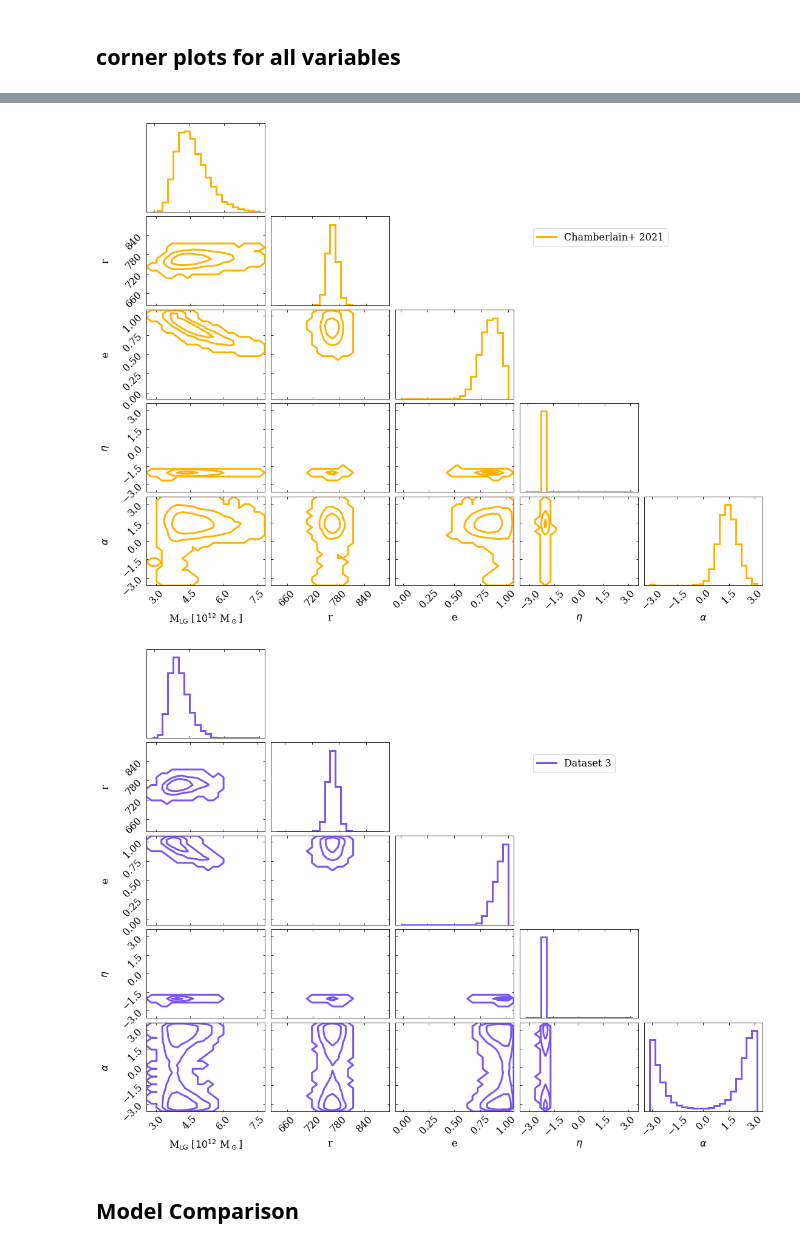
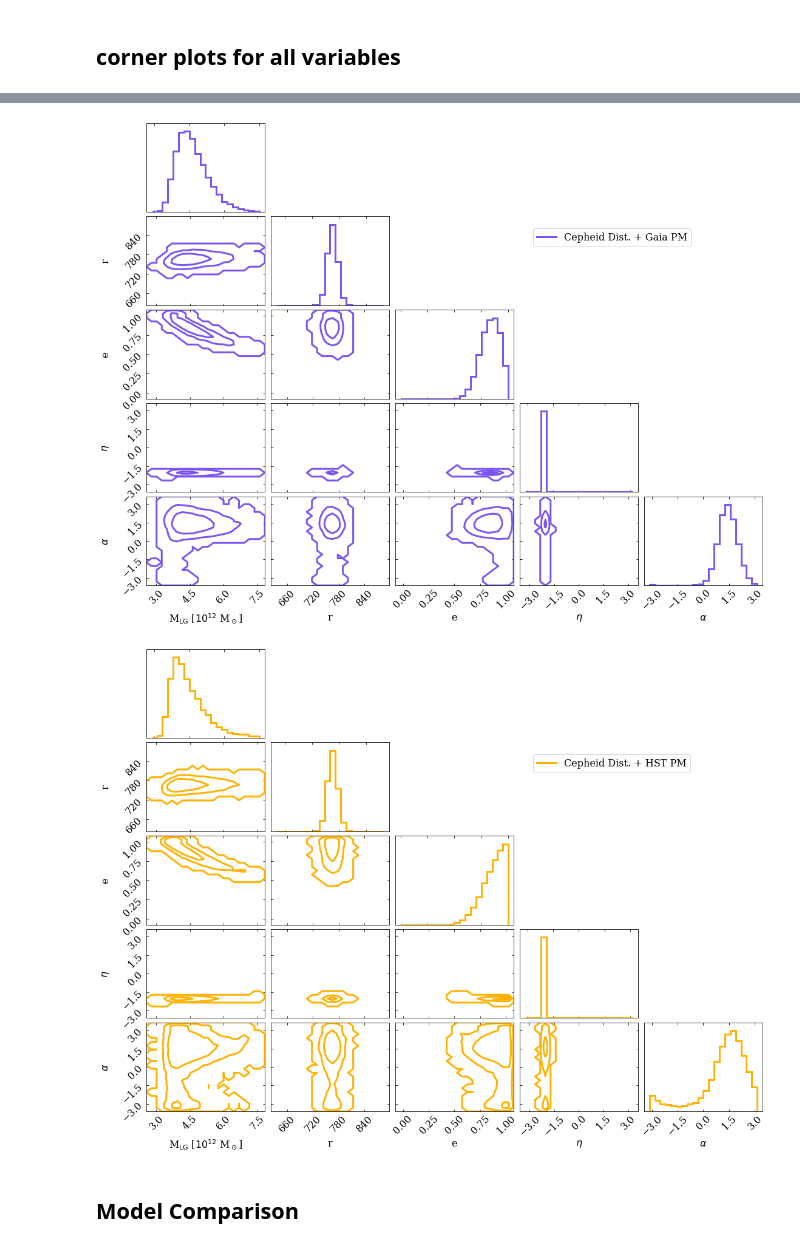
Before and after one commit to katiechambe/yellowCard, a Jupyter notebook: notebooks/pymc3-analyze-runs.ipynb, the cells around one changed output, grey strips where cells are left out. Cells and saved outputs as stored; diff of their text form; code cells hidden in the pictures.

```diff
--- a/notebooks/pymc3-analyze-runs.ipynb
+++ b/notebooks/pymc3-analyze-runs.ipynb
@@ -24,11 +24,15 @@ from yellowcard.model_pymc3 import TimingArgumentModelPymc3
 # %%
 plt.rcParams.update({"text.usetex":False,"font.size":16})
 
-palette = {"Dark":"#044751","Hydro": "#B6DAFF",
-           "All Pairs":"#668AFF", "Major Pairs": "#7B55F3",
-           "Minor Pairs":'#FFB201',"Minor Plus Pairs":"#FF6300",
-           "Extra":"#DE2280","Stellar":"#0A68DD",
-           "Halo":"#4B0094","Max Halo":"#FF6BB7"}
+palette = {"fid": "#7B55F3",
+           "vdmmod":'#FFB201',
+           "vdm":"#DE2280"}
+
+labels = {"vdm":r"vdMG08 Dist. + HST PM",
+          "vdmmod":r"Cepheid Dist. + HST PM",
+          "fid":r"Cepheid Dist. + Gaia PM"}
+
+modelChoices = ["vdm2012","fiducial2021","Dataset3"]
 # %%
 usys = UnitSystem(1e12*u.Msun, u.kpc, u.Gyr, u.radian)
 # %% [markdown]
@@ -97,0 +102,7 @@ ___
+# %%
+model = ["vdm2012","fiducial2021","Dataset3"]
+label = ["vdMG08 Dist. + HST PM","Cepheid Dist. + Gaia PM","Cepheid Dist. + HST PM"]
+for i in range(3):
+    data = az.from_json(f"../pymc3-data/{model[i]}_vtravel_32.json")
+    m_lg_values = np.asarray(data.posterior['M']).ravel()
+    print(f"{label[i]}: ",np.percentile(m_lg_values, [16, 50, 84]))
@@ -97,0 +113,7 @@ ___
+# %%
+model = ["vdm2012","fiducial2021","Dataset3"]
+label = ["vdMG08 Dist. + HST PM","Cepheid Dist. + Gaia PM","Cepheid Dist. + HST PM"]
+for i in range(3):
+    data = az.from_json(f"../pymc3-data/{model[i]}_vtravel_32.json")
+    m_lg_values = np.asarray(data.posterior['M']).ravel()
+    print(f"{label[i]}: ",np.percentile(m_lg_values, [16, 50, 84]))
@@ -159,6 +185,6 @@ plt.show()
 # %%
 dataset = "fiducial2021"
-label = "Chamberlain+ 2021"
+label = labels['fid']
 vt = 32
 fig = plt.figure(figsize=(16,12))
 
@@ -168,7 +194,7 @@ corner.corner(howdy.T,
                 labels=[r"M$_{\rm LG}$ [$10^{12}$ M$_\odot$]","r","e",r"$\eta$",r"$\alpha$"],
                 plot_datapoints=False,
                 plot_density=False,
-                color=colors[dataset],
+                color=palette['fid'],
 #                 linestyles=style[i],
                 fig=fig,
                 levels=[0.68, 0.95, 99.7],
@@ -177,39 +203,39 @@ corner.corner(howdy.T,
                 contourf_kwargs={"linestyles":3},
                 range=[(2.9,7.5), (640,880), (0,1),(-np.pi,np.pi),(-np.pi,np.pi)]
              );
-plt.plot(0,0,lw=3,color=colors[dataset],label=label)
+plt.plot(0,0,lw=3,color=palette['fid'],label=label)
 fig.legend(loc=(0.65,0.75))
-plt.savefig(f"../plots/analyze-runs-all-{dataset}.png",dpi=300)
+plt.savefig(f"../plots/analyze-runs-all-{dataset}.pdf")
 plt.show()
 # %% [output]
-[figure, old version]
+[figure, new version]
 # %%
 dataset = "Dataset3"
-label = "Dataset 3"
+label = labels['vdmmod']
 vt = 32
 fig = plt.figure(figsize=(16,12))
 
 data = az.from_json(f"../pymc3-data/{dataset}_vtravel_{incl}.json")
 howdy = np.vstack([np.asarray(data.posterior[i]).ravel() for i in ["M","r","e","eta","alpha"]])
 corner.corner(howdy.T,
                 labels=[r"M$_{\rm LG}$ [$10^{12}$ M$_\odot$]","r","e",r"$\eta$",r"$\alpha$"],
                 plot_datapoints=False,
                 plot_density=False,
-                color=colors[dataset],
+                color=palette['vdmmod'],
 #                 linestyles=style[i],
                 fig=fig,
                 levels=[0.68, 0.95, 99.7],
                 contour_kwargs={"linewidths":3},
                 hist_kwargs={"linewidth":3},
                 contourf_kwargs={"linestyles":3},
                 range=[(2.9,7.5), (640,880), (0,1),(-np.pi,np.pi),(-np.pi,np.pi)]
              );
-plt.plot(0,0,lw=3,color=colors[dataset],label=label)
+plt.plot(0,0,lw=3,color=palette['vdmmod'],label=label)
 fig.legend(loc=(0.65,0.75))
-plt.savefig(f"../plots/analyze-runs-all-{dataset}.png",dpi=300)
+plt.savefig(f"../plots/analyze-runs-all-{dataset}.pdf")
 plt.show()
 # %% [output]
-[figure, old version]
+[figure, new version]
 # %% [markdown]
 ## Model Comparison
 # %%
```
Also changed, not shown: parts of 15 cells of this notebook, 2 other files.
